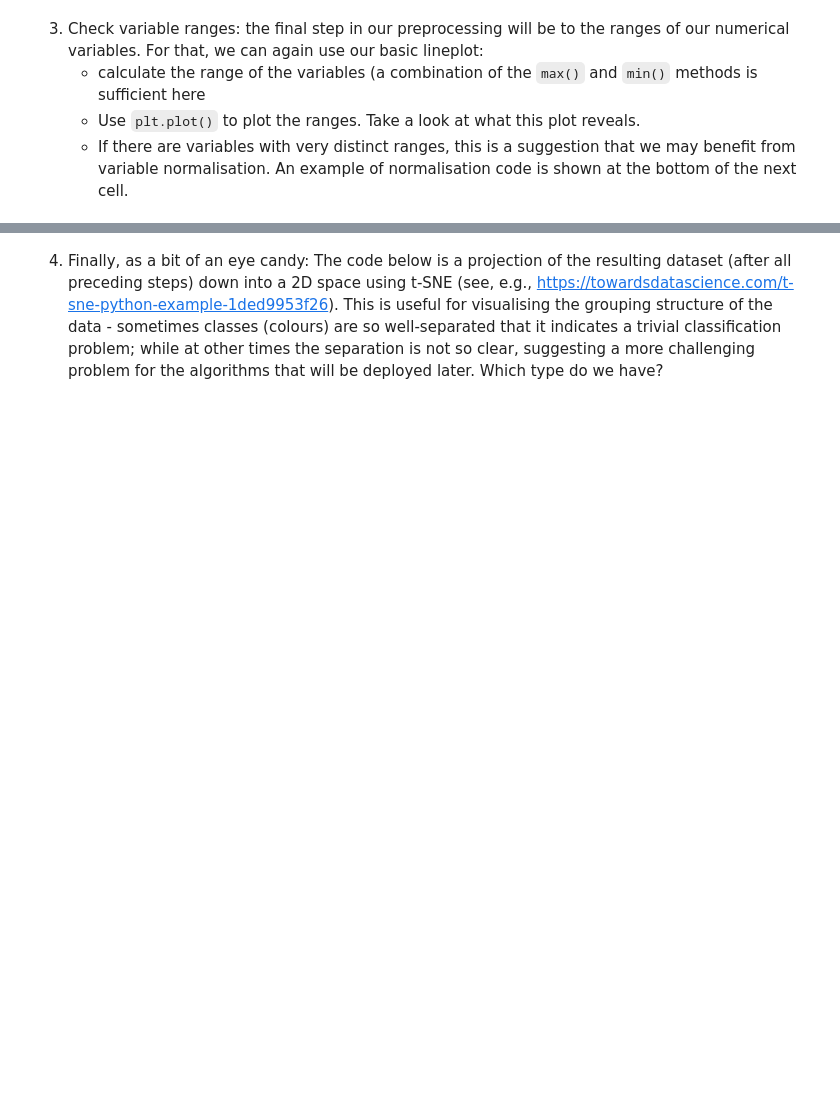
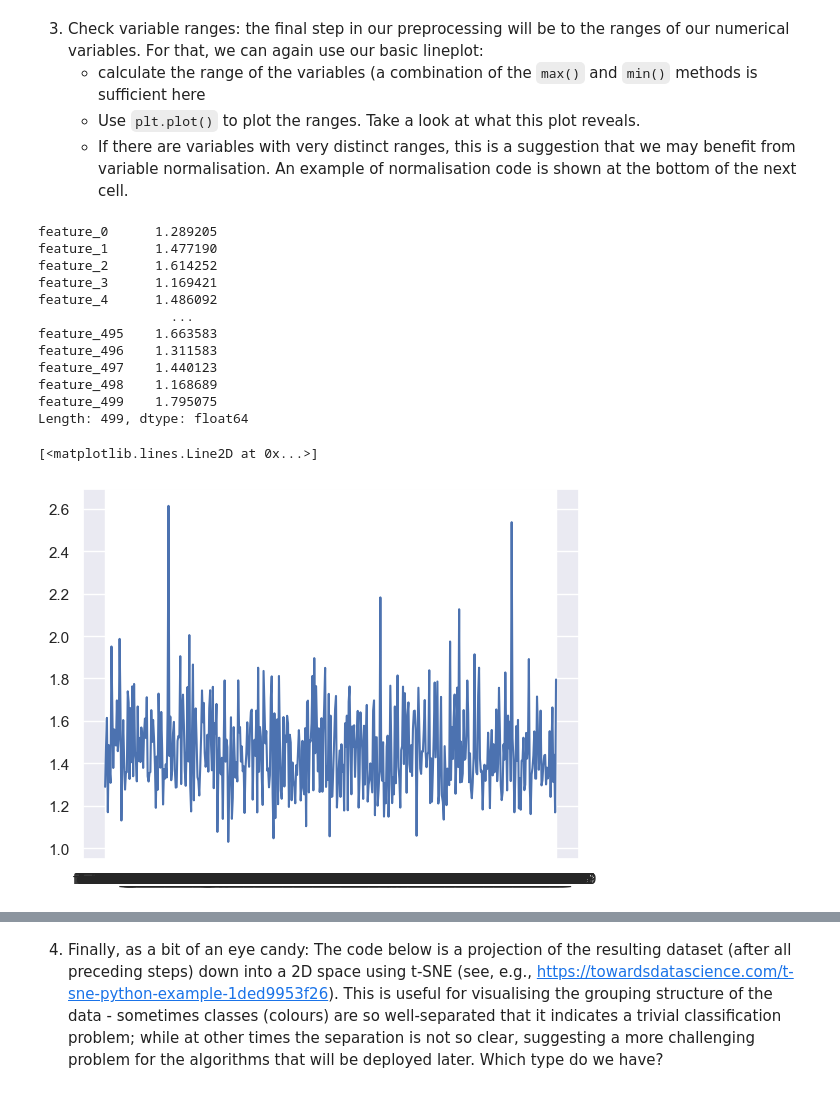
Before and after one commit to TheCherubQueen/DC3DMN, a Jupyter notebook: Labs/Lab04.ipynb, the cells around one changed output, grey strips where cells are left out. Saved outputs shown, nothing was run; the diff lists cells and outputs as text; code cells hidden in the pictures; blank space fills up the shorter version.

```diff
--- a/Labs/Lab04.ipynb
+++ b/Labs/Lab04.ipynb
@@ -252,11 +271,28 @@ Length: 5329, dtype: object
     - If there are variables with very distinct ranges, this is a suggestion that we may benefit from variable normalisation. An example of normalisation code is shown at the bottom of the next cell.
 # %%
 #xmin = # <--- COMPLETE HERE
+xrange = x_fil.max(numeric_only=True) - x_fil.min(numeric_only=True)
 #xmax = # <--- COMPLETE HERE
 #xrange = xmax - xmin
-
+print(xrange)
 # ADD YOUR PLOT of xrange HERE
 # # <--- COMPLETE HERE
+plt.plot(xrange)
+# %% [output]
+feature_0      1.289205
+feature_1      1.477190
+feature_2      1.614252
+feature_3      1.169421
+feature_4      1.486092
+                 ...
+feature_495    1.663583
+feature_496    1.311583
+feature_497    1.440123
+feature_498    1.168689
+feature_499    1.795075
+Length: 499, dtype: float64
+[<matplotlib.lines.Line2D at 0x...>]
+[figure, added]
 # %%
 #=====
 # Quick code for normalisation (after outlier removal):
```
Also changed, not shown: parts of 7 cells of this notebook, 1 other file.
